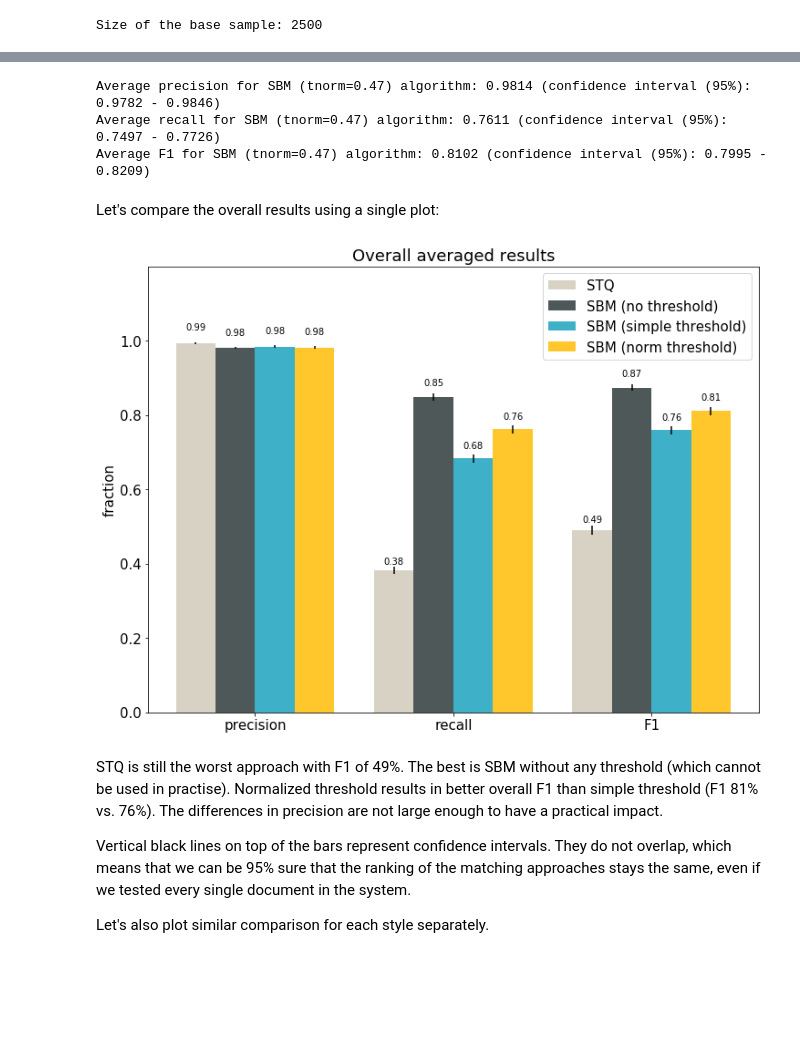
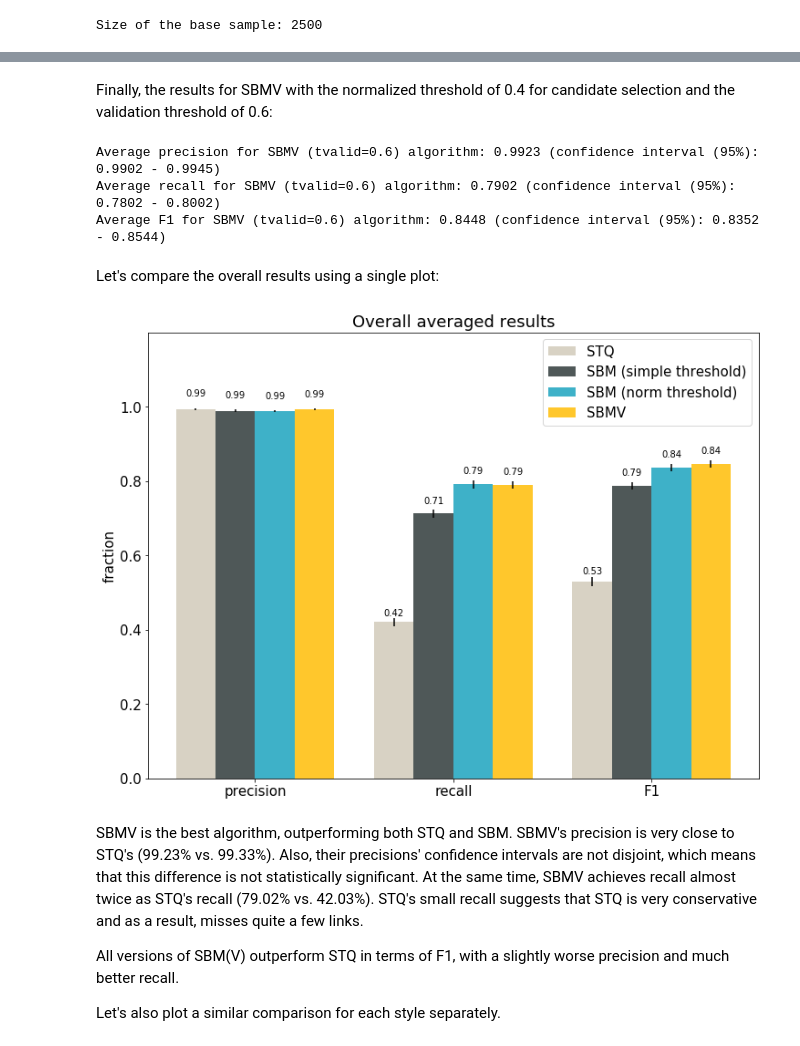
Before and after one commit to CrossRef/reference-matching-evaluation, a Jupyter notebook: analyses/comparison.ipynb, the cells around one changed output, grey strips where cells are left out. Drawn from its saved outputs; the diff is of its cells as text; code cells hidden in the pictures; blank space fills up the shorter version.

```diff
--- a/analyses/comparison.ipynb
+++ b/analyses/comparison.ipynb
@@ -104,10 +118,12 @@ def read_data(algorithm):
         dataset.extend(d[dfk.DATASET_DATASET])
     return dataset, dois
 
-dataset_stq, _ = read_data('stq')
-dataset_sbm, dois = read_data('sa')
+dataset_stq, dois = read_data('stq')
+dataset_sbm, _ = read_data('sbm')
+dataset_sbmv, _ = read_data('sbmv')
 print('STQ dataset size: {}'.format(len(dataset_stq)))
 print('SBM dataset size: {}'.format(len(dataset_sbm)))
+print('SBMV dataset size: {}'.format(len(dataset_sbmv)))
 # %% [output]
 STQ dataset size: 81114
 SBM dataset size: 81114
@@ -135,5 +175,7 @@ Average F1 for STQ algorithm: 0.4905 (confidence interval (95%): 0.4781 - 0.5028
 # %%
-results_sbm_0 = ByDocumentMetricsResults(dataset_sbm, dois)
-results_style_sbm_0 = SplitByRefAttrResults(dataset_sbm, 'style', dois)
-print_summary(results_sbm_0, 'SBM (t=0)')
+dataset_sbm, _ = read_data('sbm')
+dataset_sbm = modify_simple_threshold(dataset_sbm, 53)
+results_sbm_53 = ByDocumentMetricsResults(dataset_sbm, dois)
+results_style_sbm_53 = SplitByRefAttrResults(dataset_sbm, 'style', dois)
+print_summary(results_sbm_53, 'SBM (t=53)')
 # %% [output]
@@ -168,7 +187,7 @@ Let's calculate the results for the best simple threshold of 53:
 # %%
-dataset_sbm, _ = read_data('sa')
-dataset_sbm = modify_simple_threshold(dataset_sbm, 53)
-results_sbm_53 = ByDocumentMetricsResults(dataset_sbm, dois)
-results_style_sbm_53 = SplitByRefAttrResults(dataset_sbm, 'style', dois)
-print_summary(results_sbm_53, 'SBM (t=53)')
+dataset_sbm, _ = read_data('sbm')
+dataset_sbm = modify_norm_threshold(dataset_sbm, 0.47)
+results_sbm_047 = ByDocumentMetricsResults(dataset_sbm, dois)
+results_style_sbm_047 = SplitByRefAttrResults(dataset_sbm, 'style', dois)
+print_summary(results_sbm_047, 'SBM (tnorm=0.47)')
 # %% [output]
@@ -180,13 +197,15 @@ And here we have the results for the normalized best threshold of 0.47:
-# %%
-dataset_sbm, _ = read_data('sa')
-dataset_sbm = modify_norm_threshold(dataset_sbm, 0.47)
-results_sbm_047 = ByDocumentMetricsResults(dataset_sbm, dois)
-results_style_sbm_047 = SplitByRefAttrResults(dataset_sbm, 'style', dois)
-print_summary(results_sbm_047, 'SBM (tnorm=0.47)')
-# %% [output]
-Average precision for SBM (tnorm=0.47) algorithm: 0.9814 (confidence interval (95%): 0.9782 - 0.9846)
-Average recall for SBM (tnorm=0.47) algorithm: 0.7611 (confidence interval (95%): 0.7497 - 0.7726)
-Average F1 for SBM (tnorm=0.47) algorithm: 0.8102 (confidence interval (95%): 0.7995 - 0.8209)
+# %% [markdown]
+Finally, the results for SBMV with the normalized threshold of 0.4 for candidate selection and the validation threshold of 0.6:
+# %%
+dataset_sbmv, _ = read_data('sbmv')
+dataset_sbmv = modify_simple_threshold(dataset_sbmv, 0.6)
+results_sbmv_06 = ByDocumentMetricsResults(dataset_sbmv, dois)
+results_style_sbmv_06 = SplitByRefAttrResults(dataset_sbmv, 'style', dois)
+print_summary(results_sbmv_06, 'SBMV (tvalid=0.6)')
+# %% [output]
+Average precision for SBMV (tvalid=0.6) algorithm: 0.9923 (confidence interval (95%): 0.9902 - 0.9945)
+Average recall for SBMV (tvalid=0.6) algorithm: 0.7902 (confidence interval (95%): 0.7802 - 0.8002)
+Average F1 for SBMV (tvalid=0.6) algorithm: 0.8448 (confidence interval (95%): 0.8352 - 0.8544)
 # %% [markdown]
 Let's compare the overall results using a single plot:
 # %%
@@ -198,44 +217,44 @@ def get_ses(results):
 # %%
 def autolabel(ax, rects):
     plt.rcParams.update({'font.size': 10})
     for rect in rects:
         height = rect.get_height()
         text = '{:.2f}'.format(height)
         text = re.sub('\.00$', '', text)
         ax.text(rect.get_x() + rect.get_width()/2., 1.03*height, text, ha='center', va='bottom')
 
 ind = np.arange(3)
 width = 0.2
 plt.rcParams.update({'font.size': 15})
 fig, ax = plt.subplots(figsize=(12, 9))
 
 rects1 = ax.bar(ind - width, get_means(results_stq), width, color='#d8d2c4', yerr=get_ses(results_stq))
-rects2 = ax.bar(ind, get_means(results_sbm_0), width, color='#4f5858', yerr=get_ses(results_sbm_0))
-rects3 = ax.bar(ind + width, get_means(results_sbm_53), width, color='#3eb1c8', yerr=get_ses(results_sbm_53))
-rects4 = ax.bar(ind + 2*width, get_means(results_sbm_047), width, color='#ffc72c', yerr=get_ses(results_sbm_047))
+rects2 = ax.bar(ind, get_means(results_sbm_53), width, color='#4f5858', yerr=get_ses(results_sbm_53))
+rects3 = ax.bar(ind + width, get_means(results_sbm_047), width, color='#3eb1c8', yerr=get_ses(results_sbm_047))
+rects4 = ax.bar(ind + 2*width, get_means(results_sbmv_06), width, color='#ffc72c', yerr=get_ses(results_sbmv_06))
 
 ax.set_ylabel('fraction')
 ax.set_title('Overall averaged results')
 ax.set_xticks(ind + width / 2)
 ax.set_xticklabels(('precision', 'recall', 'F1'))
 plt.ylim(0, 1.2)
 plt.yticks([0, 0.2, 0.4, 0.6, 0.8, 1.0])
 ax.legend((rects1[0], rects2[0], rects3[0], rects4[0]),
-          ('STQ', 'SBM (no threshold)', 'SBM (simple threshold)', 'SBM (norm threshold)'))
+          ('STQ', 'SBM (simple threshold)', 'SBM (norm threshold)', 'SBMV'))
 autolabel(ax, rects1)
 autolabel(ax, rects2)
 autolabel(ax, rects3)
 autolabel(ax, rects4)
 
 plt.show()
 # %% [output]
-[figure, old version]
+[figure, new version]
-# %% [markdown]
-STQ is still the worst approach with F1 of 49%. The best is SBM without any threshold (which cannot be used in practise). Normalized threshold results in better overall F1 than simple threshold (F1 81% vs. 76%). The differences in precision are not large enough to have a practical impact.
-
-Vertical black lines on top of the bars represent confidence intervals. They do not overlap, which means that we can be 95% sure that the ranking of the matching approaches stays the same, even if we tested every single document in the system.
-
-Let's also plot similar comparison for each style separately.
+# %% [markdown]
+SBMV is the best algorithm, outperforming both STQ and SBM. SBMV's precision is very close to STQ's (99.23% vs. 99.33%). Also, their precisions' confidence intervals are not disjoint, which means that this difference is not statistically significant. At the same time, SBMV achieves recall almost twice as STQ's recall (79.02% vs. 42.03%). STQ's small recall suggests that STQ is very conservative and as a result, misses quite a few links.
+
+All versions of SBM(V) outperform STQ in terms of F1, with a slightly worse precision and much better recall.
+
+Let's also plot a similar comparison for each style separately.
 # %%
 def get_results_style(results, style):
     results = results.get(dfk.EVAL_SPLIT_METRICS)
```
Also changed, not shown: parts of 25 cells of this notebook, 1 other file.
